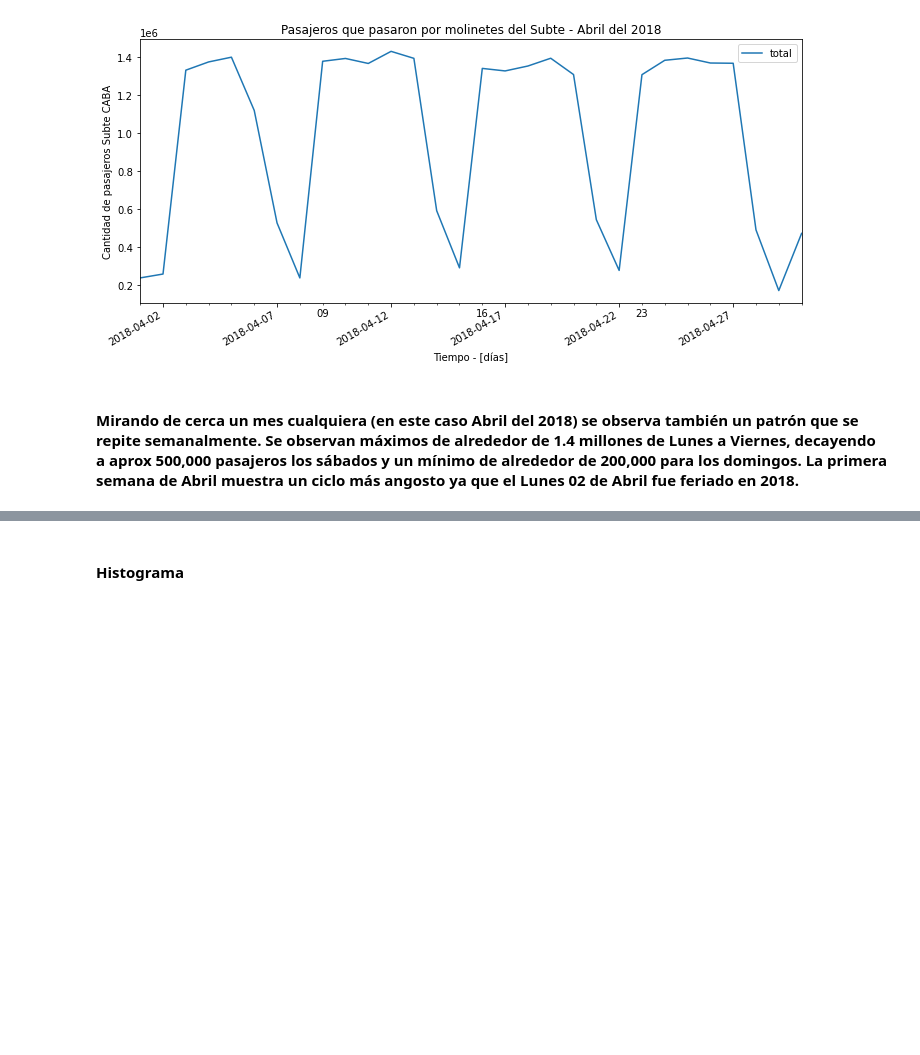
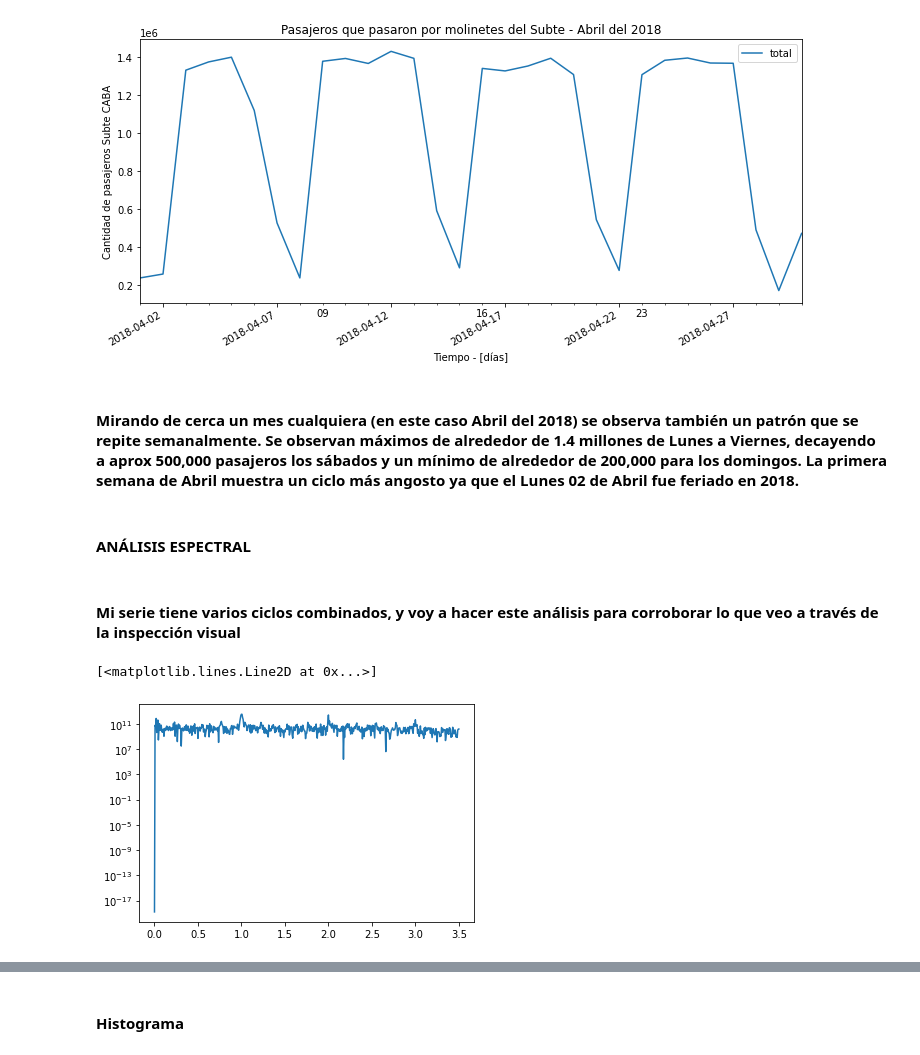
Before and after one commit to arigarmendia/Time-Series, a Jupyter notebook: TP/molinetes.ipynb, the cells around one changed output, grey strips where cells are left out. Drawn from its saved outputs; the diff is of its cells as text; code cells hidden in the pictures; blank space fills up the shorter version.

```diff
--- a/TP/molinetes.ipynb
+++ b/TP/molinetes.ipynb
@@ -206,3 +206,7 @@ plt.tight_layout()
 [figure]
 # %% [markdown]
 #### Mirando de cerca un mes cualquiera (en este caso Abril del 2018) se observa también un patrón que se repite semanalmente. Se observan máximos de alrededor de 1.4 millones de Lunes a Viernes, decayendo a aprox 500,000 pasajeros los sábados y un mínimo de alrededor de 200,000 para los domingos. La primera semana de Abril muestra un ciclo más angosto ya que el Lunes 02 de Abril fue feriado en 2018.
+# %% [markdown]
+#### ANÁLISIS ESPECTRAL
+# %% [markdown]
+#### Mi serie tiene varios ciclos combinados, y voy a hacer este análisis para corroborar lo que veo a través de la inspección visual
@@ -208,0 +215,6 @@ plt.tight_layout()
+# %%
+f, Pxx_den = signal.periodogram(molinetes.total, fs=7)
+plt.semilogy(f, Pxx_den)
+# %% [output]
+[<matplotlib.lines.Line2D at 0x...>]
+[figure, added]
```
Also changed, not shown: parts of 17 cells of this notebook.
